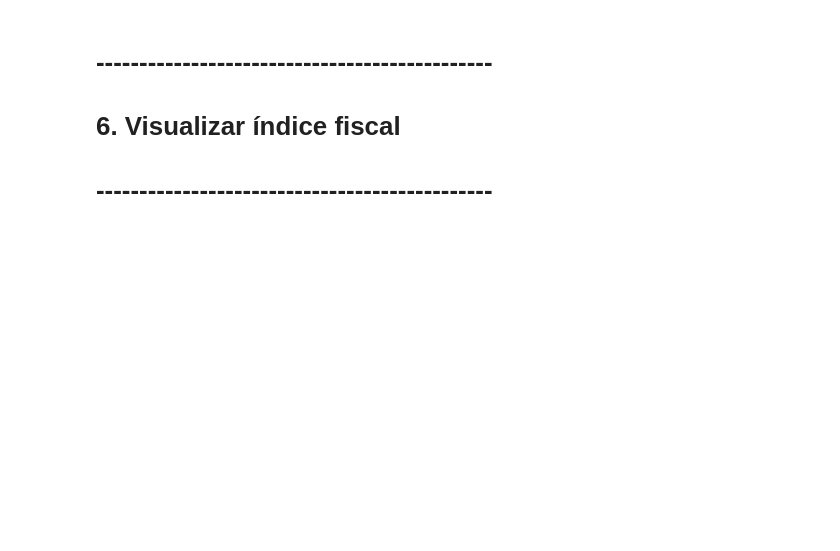
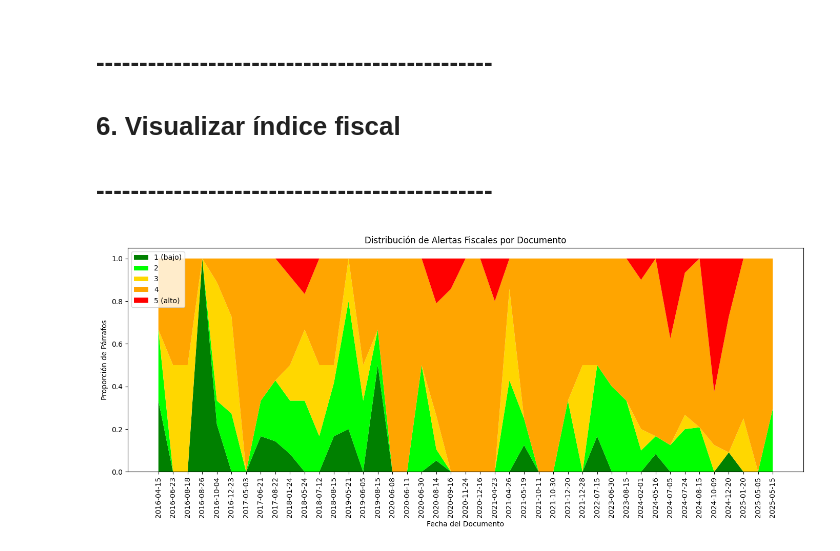
Before and after one commit to JasonCruz18/fiscal_tone, a Jupyter notebook: llm.ipynb, the cells around one changed output. Drawn from its saved outputs; the diff is of its cells as text; code cells hidden in the pictures; blank space fills up the shorter version.

Commit message:
First run of LLM model
up to plot charts of balance stats and fiscal tone index

```diff
--- a/llm.ipynb
+++ b/llm.ipynb
@@ -206,0 +275,6 @@ df_daily = df.groupby('date')['risk_index'].mean().reset_index()
+# %%
+df_doc_avg = df.groupby(['filename', 'date']).agg(
+    avg_risk_score=('fiscal_risk_score', 'mean'),
+    avg_risk_index=('risk_index', 'mean'),
+    n_paragraphs=('fiscal_risk_score', 'count')
+).reset_index()
@@ -206,0 +301,10 @@ df_daily = df.groupby('date')['risk_index'].mean().reset_index()
+# %%
+df_score_dist = (
+    df.pivot_table(index=['filename', 'date'],
+                   columns='fiscal_risk_score',
+                   values='text',
+                   aggfunc='count',
+                   fill_value=0)
+    .reset_index()
+    .rename(columns={1: 'score_1', 2: 'score_2', 3: 'score_3', 4: 'score_4', 5: 'score_5'})
+)
@@ -206,0 +331,3 @@ df_daily = df.groupby('date')['risk_index'].mean().reset_index()
+# %%
+score_cols = ['score_1', 'score_2', 'score_3', 'score_4', 'score_5']
+df_score_dist[score_cols] = df_score_dist[score_cols].div(df_score_dist[score_cols].sum(axis=1), axis=0)
@@ -206,0 +354,2 @@ df_daily = df.groupby('date')['risk_index'].mean().reset_index()
+# %%
+df_doc_summary = pd.merge(df_doc_avg, df_score_dist, on=['filename', 'date'])
@@ -221,0 +380,22 @@ plt.show()
+# %%
+df_plot = df_doc_summary.sort_values('date')
+df_plot['date_str'] = df_plot['date'].dt.strftime('%Y-%m-%d')
+
+plt.figure(figsize=(14, 6))
+plt.stackplot(df_plot['date_str'],
+              df_plot['score_1'],
+              df_plot['score_2'],
+              df_plot['score_3'],
+              df_plot['score_4'],
+              df_plot['score_5'],
+              labels=['1 (bajo)', '2', '3', '4', '5 (alto)'],
+              colors=['green', 'lime', 'gold', 'orange', 'red'])
+plt.legend(loc='upper left')
+plt.title("Distribución de Alertas Fiscales por Documento")
+plt.xlabel("Fecha del Documento")
+plt.ylabel("Proporción de Párrafos")
+plt.xticks(rotation=90)
+plt.tight_layout()
+plt.show()
+# %% [output]
+[figure, added]
```
Also changed, not shown: parts of 38 cells of this notebook, 44 other files.
